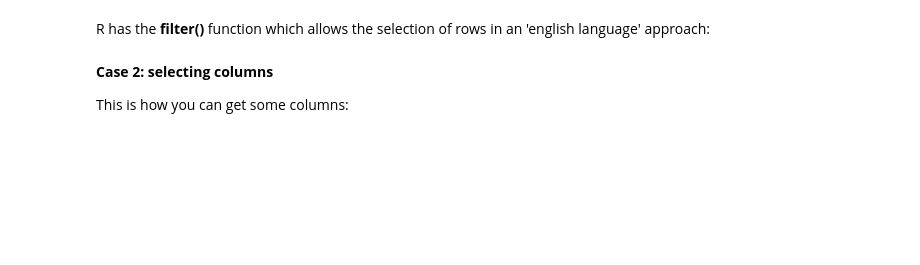
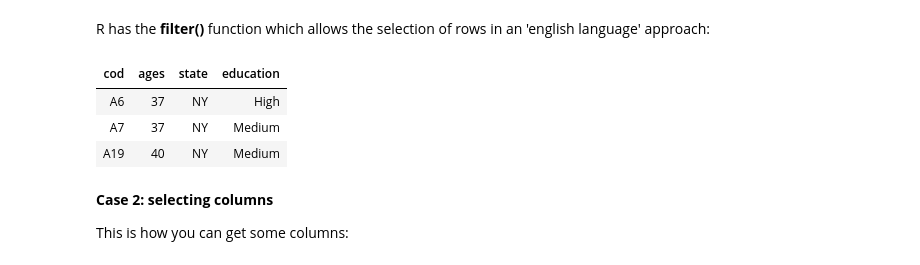
Before and after one commit to EvansDataScience/DataDriven_ManagementAndPolicy, a Jupyter notebook: session4_DataFrame.ipynb, the cells around one changed output. Cells and saved outputs as stored; diff of their text form; code cells hidden in the pictures; blank space fills up the shorter version.

```diff
--- a/session4_DataFrame.ipynb
+++ b/session4_DataFrame.ipynb
@@ -135,9 +270,15 @@ people[ people$ages>30&
 R has the **filter()** function which allows the selection of rows in an 'english language' approach:
 # %%
 library(dplyr)
+
 filter( people, ages > 30 &
             education %in% condition &
-            people$state=='NY'  )
+            state=='NY'  )
+# %% [output]
+| cod | ages | state | education |
+| A6 | 37 | NY | High |
+| A7 | 37 | NY | Medium |
+| A19 | 40 | NY | Medium |
 # %% [markdown]
 **Case 2: selecting columns**
 
```
Also changed, not shown: parts of 79 cells of this notebook, 9 other files.
